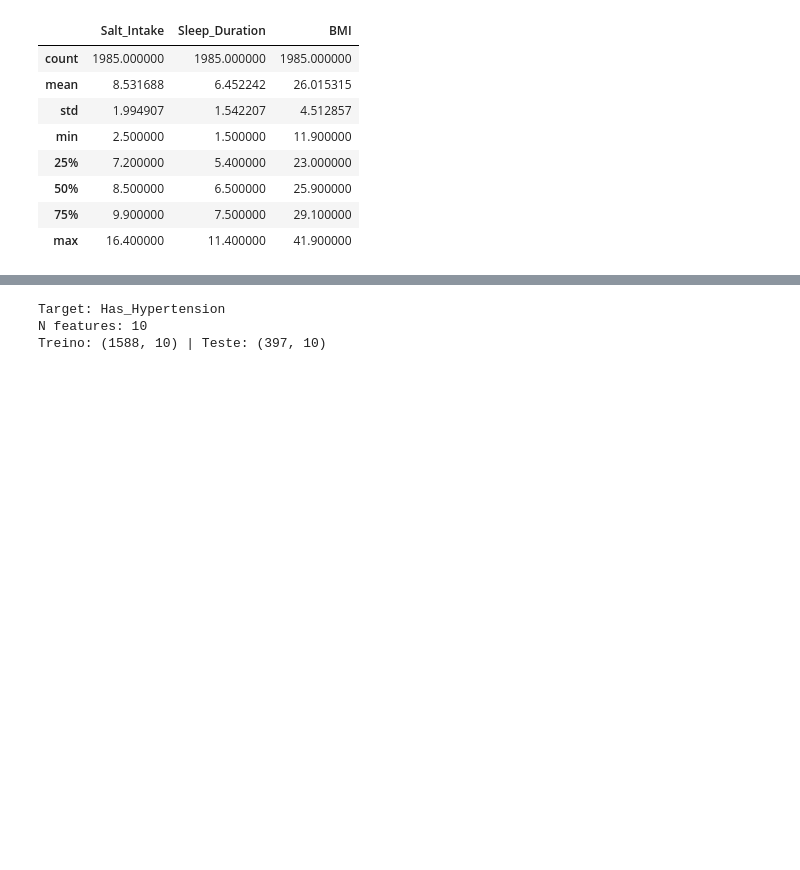
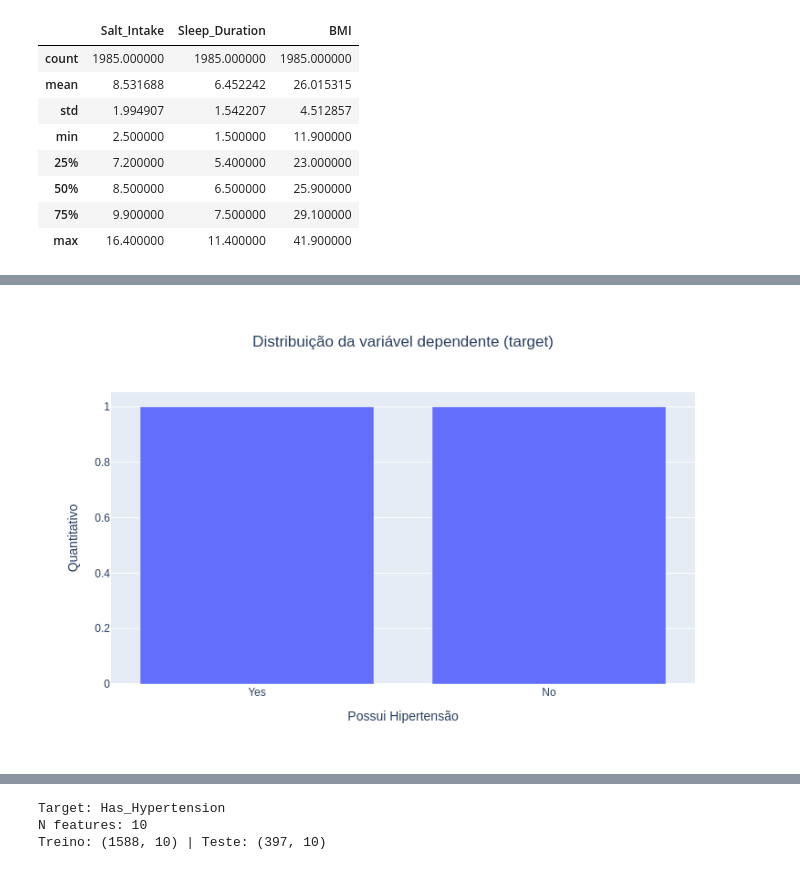
Before and after one commit to rogerioferreira/MVP-Machine_Learning-PUC-RIO, a Jupyter notebook: notebooks/hypertension_prediction.ipynb, the cells around one changed output, grey strips where cells are left out. Cells and saved outputs as stored; diff of their text form; code cells hidden in the pictures; blank space fills up the shorter version.

```diff
--- a/notebooks/hypertension_prediction.ipynb
+++ b/notebooks/hypertension_prediction.ipynb
@@ -330 +346,19 @@ df[features].describe()
+# %%
+fig = px.bar(
+    df["Has_Hypertension"].value_counts().reset_index(),
+    x="Has_Hypertension",
+    title="Distribuição da variável dependente (target)",
+    width=800,
+    height=500,
+)
+
+fig.update_layout(
+    xaxis_title="Possui Hipertensão",
+    yaxis_title="Quantitativo",
+    title_x=0.5,
+)
+
+fig.show()
+# %% [output]
+[figure, added]
 # %% [markdown]
```
Also changed, not shown: parts of 15 cells of this notebook.
